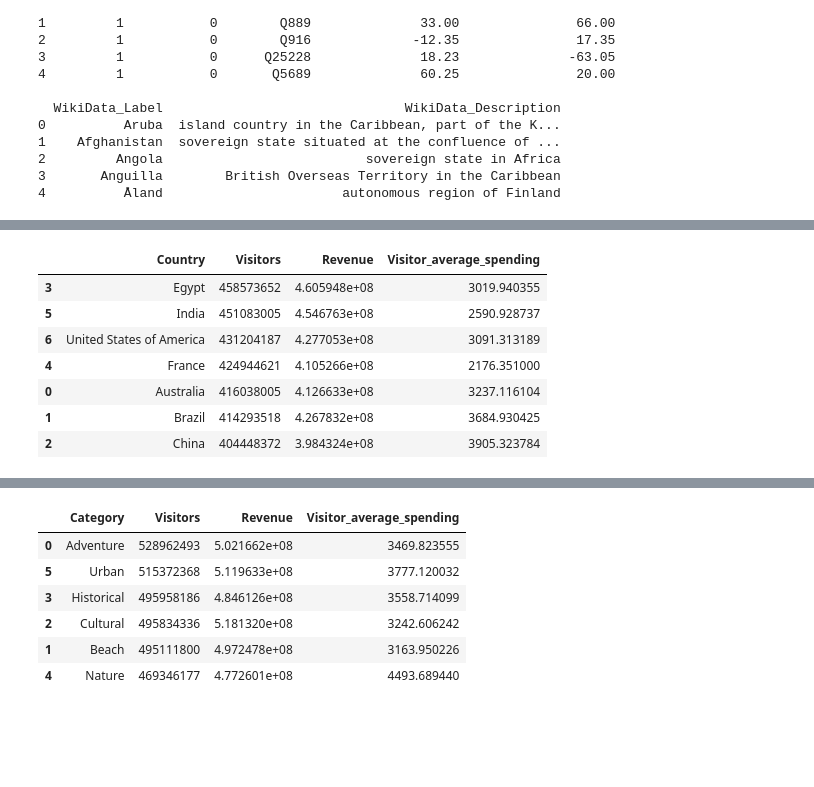
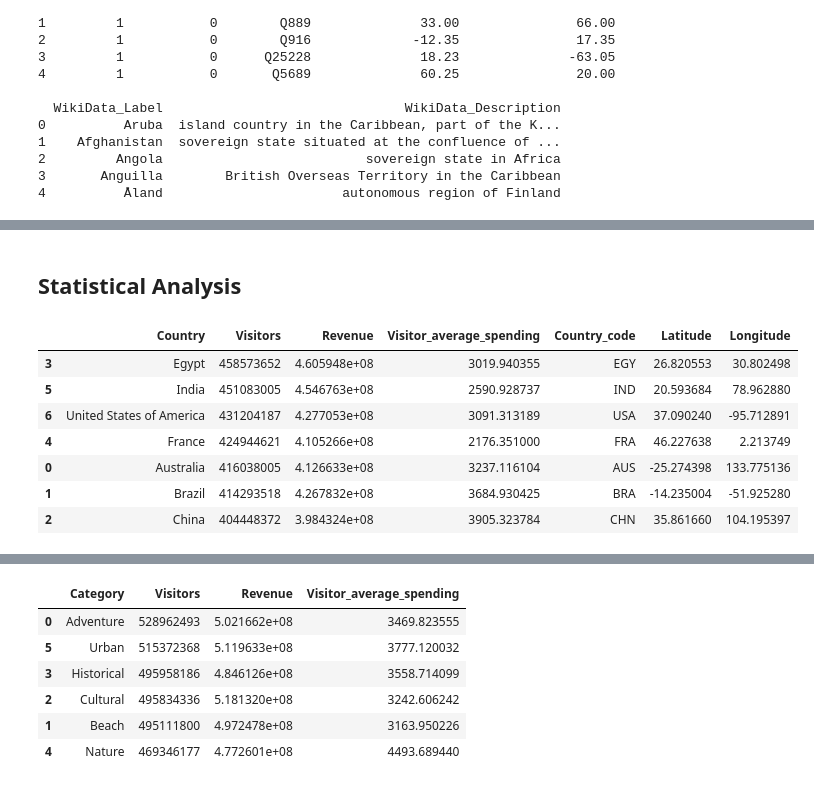
Before and after one commit to Kathyvng/Project1_Group6, a Jupyter notebook: Anh_Analysis/Popular_destinations.ipynb, the cells around one changed output, grey strips where cells are left out. Drawn from its saved outputs; the diff is of its cells as text; code cells hidden in the pictures; blank space fills up the shorter version.

```diff
--- a/Anh_Analysis/Popular_destinations.ipynb
+++ b/Anh_Analysis/Popular_destinations.ipynb
@@ -92,5 +93,6 @@ Directory 'output_data' already exists.
 # %%
-tourism_reduce_columns_df = tourism_df[["Location", "Country", "Category", "Visitors", "Rating", "Revenue"]]
+# Drop some unnecessary columns
+tourism_reduce_columns_df = no_null_tourism_df[["Location", "Country", "Category", "Visitors", "Rating", "Revenue"]]
 tourism_reduce_columns_df.head()
 # %% [output]
 |  | Location | Country | Category | Visitors | Rating | Revenue |
@@ -118,0 +127,4 @@ tourism_reduce_columns_df
+# %%
+country_summary = tourism_reduce_columns_df.groupby("Country")[["Visitors", "Revenue", "Visitor_average_spending"]].sum().reset_index()
+country_summary.iloc[6,0] = "United States of America"
+country_summary
@@ -193,3 +164,0 @@ groupby_tourism_df
-# %%
-country_summary = no_null_tourism_df.groupby("Country")[["Visitors", "Revenue", "Visitor_average_spending"]].sum().reset_index()
-country_summary
@@ -204,0 +165,4 @@ country_summary
+# %%
+# Merge tourism Dataframe and country georgraphic
+tourism_with_long_lat = pd.merge(country_summary,country_geographic_df, on="Country", how="inner")
+tourism_with_long_lat
@@ -205,14 +192,19 @@ country_summary
+# %% [markdown]
+Statistical Analysis
+---
 # %%
 # Sort the country by number of visitors
-country_visitors_order = country_summary.sort_values(by="Visitors", ascending=False)
+country_visitors_order = tourism_with_long_lat_selected_columns.sort_values(by="Visitors", ascending=False)
+
+# Rename USA to United States of America for mapping with geo data
 country_visitors_order.iloc[2,0] = "United States of America"
 country_visitors_order
 # %% [output]
-|  | Country | Visitors | Revenue | Visitor_average_spending |
-| 3 | Egypt | 458573652 | 4.605948e+08 | 3019.940355 |
-| 5 | India | 451083005 | 4.546763e+08 | 2590.928737 |
-| 6 | United States of America | 431204187 | 4.277053e+08 | 3091.313189 |
-| 4 | France | 424944621 | 4.105266e+08 | 2176.351000 |
-| 0 | Australia | 416038005 | 4.126633e+08 | 3237.116104 |
-| 1 | Brazil | 414293518 | 4.267832e+08 | 3684.930425 |
-| 2 | China | 404448372 | 3.984324e+08 | 3905.323784 |
+|  | Country | Visitors | Revenue | Visitor_average_spending | Country_code | Latitude | Longitude |
+| 3 | Egypt | 458573652 | 4.605948e+08 | 3019.940355 | EGY | 26.820553 | 30.802498 |
+| 5 | India | 451083005 | 4.546763e+08 | 2590.928737 | IND | 20.593684 | 78.962880 |
+| 6 | United States of America | 431204187 | 4.277053e+08 | 3091.313189 | USA | 37.090240 | -95.712891 |
+| 4 | France | 424944621 | 4.105266e+08 | 2176.351000 | FRA | 46.227638 | 2.213749 |
+| 0 | Australia | 416038005 | 4.126633e+08 | 3237.116104 | AUS | -25.274398 | 133.775136 |
+| 1 | Brazil | 414293518 | 4.267832e+08 | 3684.930425 | BRA | -14.235004 | -51.925280 |
+| 2 | China | 404448372 | 3.984324e+08 | 3905.323784 | CHN | 35.861660 | 104.195397 |
```
Also changed, not shown: parts of 30 cells of this notebook, 6 other files.
